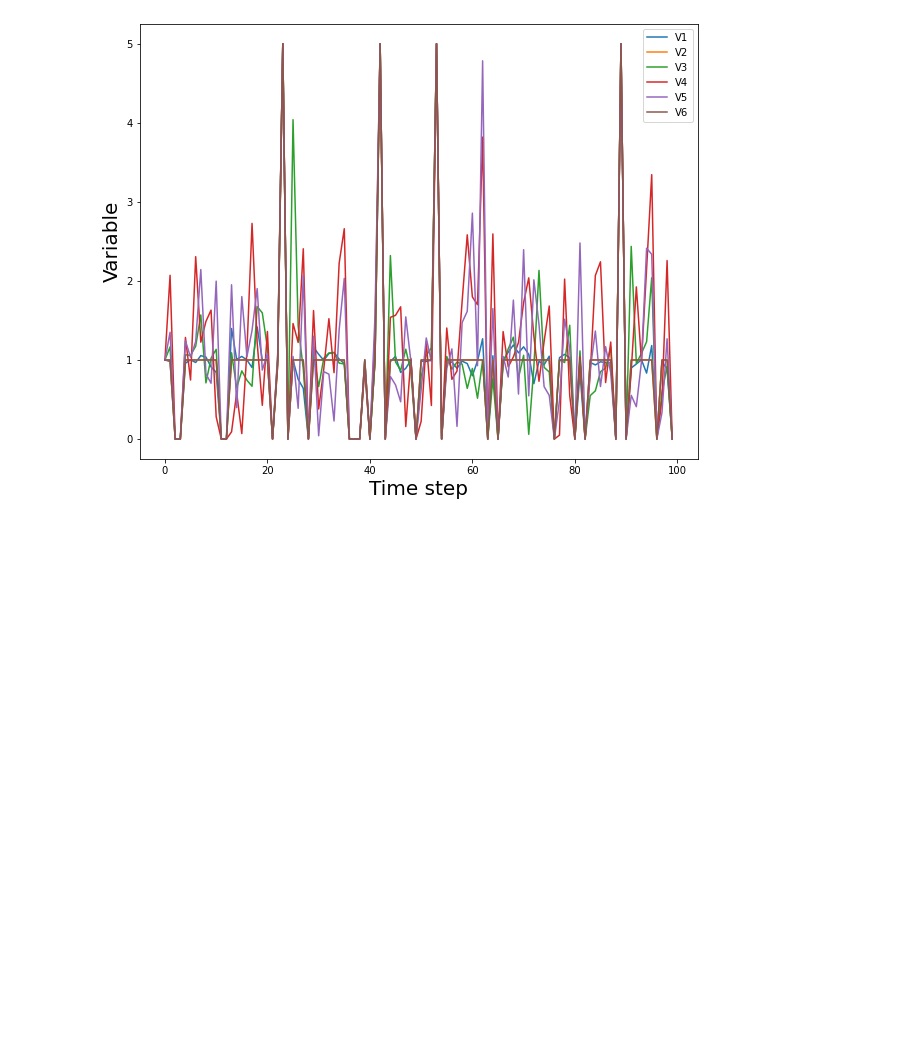
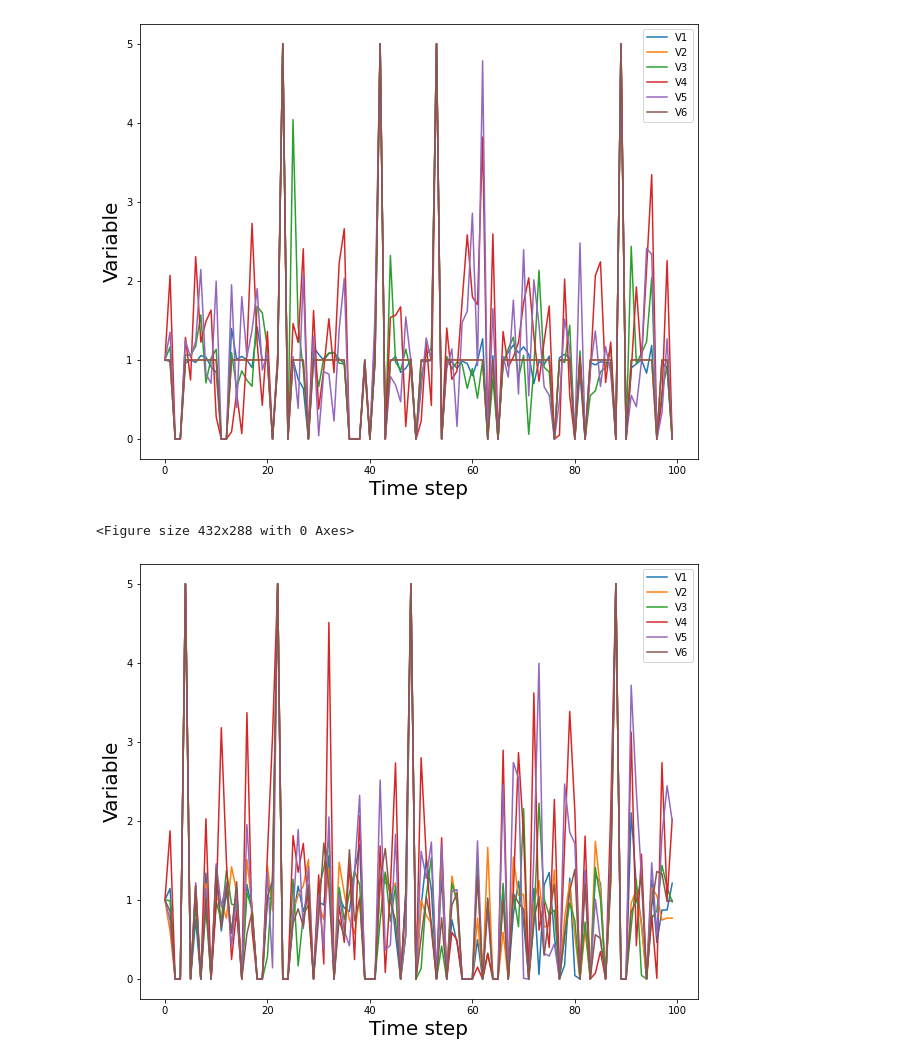
Before and after one commit to bangari-19/Collaborative-CIFAR-Project-, a Jupyter notebook: Module_Generation.ipynb, the cells around one changed output. Cells and saved outputs as stored; diff of their text form; code cells hidden in the pictures; blank space fills up the shorter version.

Commit message:
updated plots

```diff
--- a/Module_Generation.ipynb
+++ b/Module_Generation.ipynb
@@ -186,3 +186,20 @@ for amp in amps:
 # %% [output]
 <Figure size 432x288 with 0 Axes>
 [figure]
+# %%
+amp=0.5
+samples = generate_timeseries(np.array([1,1,1,1,1,1]),100, amp, A, cov, B, cov,0.1*np.eye(size,size))
+
+plt.clf()
+
+fig=plt.figure(3, figsize=(10,8))
+fig.patch.set_facecolor('white')
+for val in range(size):
+    plt.plot(samples[:,val], label='V%i'%(val+1))
+plt.xlabel('Time step', fontsize=20)
+plt.ylabel('Variable', fontsize=20)
+plt.legend(loc='best')
+plt.savefig('samples_amplitude%1.1f_withmeasurecov0.1.png'%amp)
+# %% [output]
+<Figure size 432x288 with 0 Axes>
+[figure, added]
```
Also changed, not shown: parts of 1 cell of this notebook.
